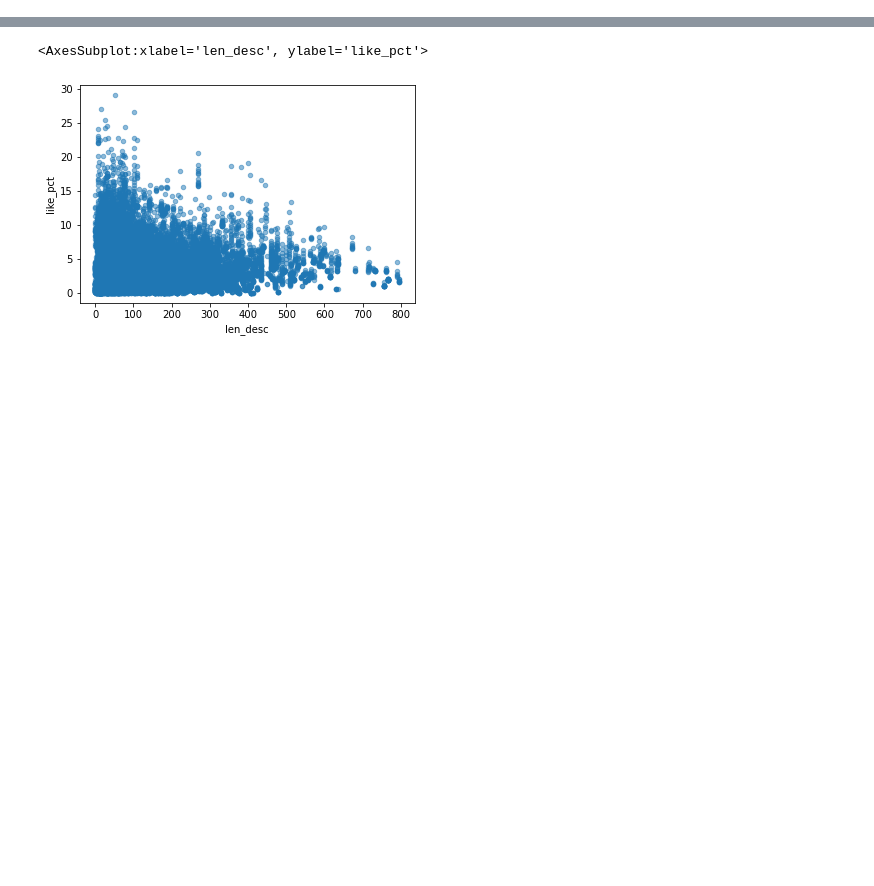
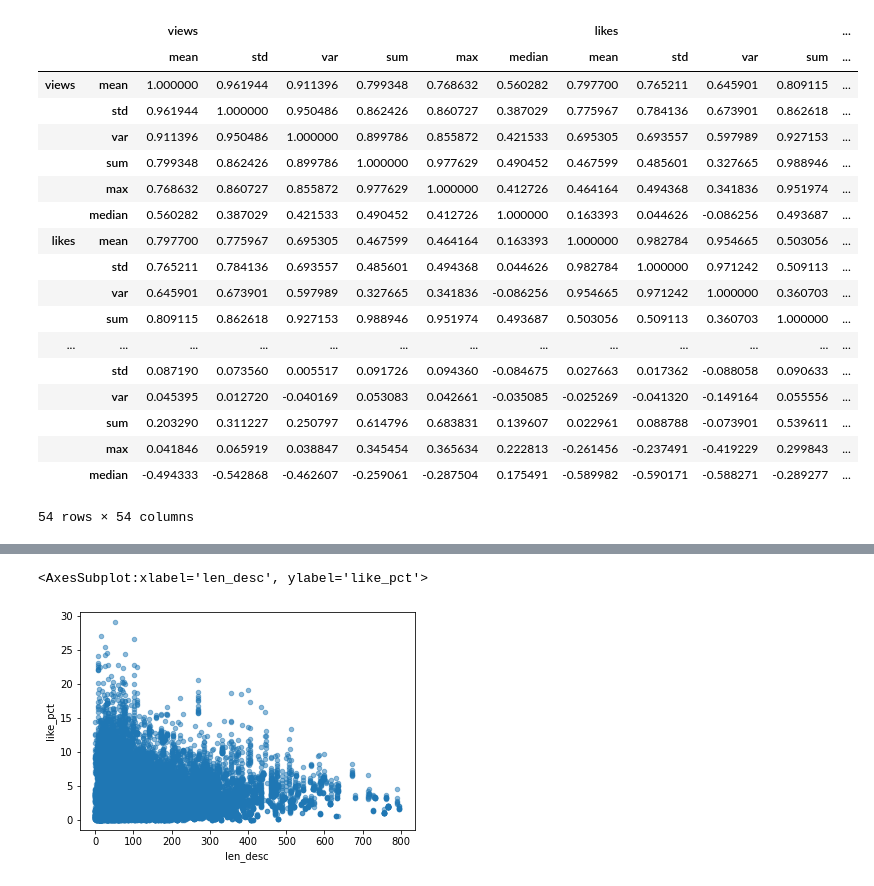
Before and after one commit to danielosetiawan/YouTube-EDA, a Jupyter notebook: youtube ipynb.ipynb, the cells around one changed output, grey strips where cells are left out. Drawn from its saved outputs; the diff is of its cells as text; code cells hidden in the pictures; blank space fills up the shorter version.

```diff
--- a/youtube ipynb.ipynb
+++ b/youtube ipynb.ipynb
@@ -195,0 +119,23 @@ plt.hist(pct_cap)
+# %%
+b = df.groupby('category').agg(['mean', 'std', 'var', 'sum', 'max', 'median'])
+b.corr()
+# %% [output]
+|  |  | views |  |  |  |  |  | likes |  |  |  | ... |
+|  |  | mean | std | var | sum | max | median | mean | std | var | sum | ... |
+| views | mean | 1.000000 | 0.961944 | 0.911396 | 0.799348 | 0.768632 | 0.560282 | 0.797700 | 0.765211 | 0.645901 | 0.809115 | ... |
+|  | std | 0.961944 | 1.000000 | 0.950486 | 0.862426 | 0.860727 | 0.387029 | 0.775967 | 0.784136 | 0.673901 | 0.862618 | ... |
+|  | var | 0.911396 | 0.950486 | 1.000000 | 0.899786 | 0.855872 | 0.421533 | 0.695305 | 0.693557 | 0.597989 | 0.927153 | ... |
+|  | sum | 0.799348 | 0.862426 | 0.899786 | 1.000000 | 0.977629 | 0.490452 | 0.467599 | 0.485601 | 0.327665 | 0.988946 | ... |
+|  | max | 0.768632 | 0.860727 | 0.855872 | 0.977629 | 1.000000 | 0.412726 | 0.464164 | 0.494368 | 0.341836 | 0.951974 | ... |
+|  | median | 0.560282 | 0.387029 | 0.421533 | 0.490452 | 0.412726 | 1.000000 | 0.163393 | 0.044626 | -0.086256 | 0.493687 | ... |
+| likes | mean | 0.797700 | 0.775967 | 0.695305 | 0.467599 | 0.464164 | 0.163393 | 1.000000 | 0.982784 | 0.954665 | 0.503056 | ... |
+|  | std | 0.765211 | 0.784136 | 0.693557 | 0.485601 | 0.494368 | 0.044626 | 0.982784 | 1.000000 | 0.971242 | 0.509113 | ... |
+|  | var | 0.645901 | 0.673901 | 0.597989 | 0.327665 | 0.341836 | -0.086256 | 0.954665 | 0.971242 | 1.000000 | 0.360703 | ... |
+|  | sum | 0.809115 | 0.862618 | 0.927153 | 0.988946 | 0.951974 | 0.493687 | 0.503056 | 0.509113 | 0.360703 | 1.000000 | ... |
+| ... | ... | ... | ... | ... | ... | ... | ... | ... | ... | ... | ... | ... |
+|  | std | 0.087190 | 0.073560 | 0.005517 | 0.091726 | 0.094360 | -0.084675 | 0.027663 | 0.017362 | -0.088058 | 0.090633 | ... |
+|  | var | 0.045395 | 0.012720 | -0.040169 | 0.053083 | 0.042661 | -0.035085 | -0.025269 | -0.041320 | -0.149164 | 0.055556 | ... |
+|  | sum | 0.203290 | 0.311227 | 0.250797 | 0.614796 | 0.683831 | 0.139607 | 0.022961 | 0.088788 | -0.073901 | 0.539611 | ... |
+|  | max | 0.041846 | 0.065919 | 0.038847 | 0.345454 | 0.365634 | 0.222813 | -0.261456 | -0.237491 | -0.419229 | 0.299843 | ... |
+|  | median | -0.494333 | -0.542868 | -0.462607 | -0.259061 | -0.287504 | 0.175491 | -0.589982 | -0.590171 | -0.588271 | -0.289277 | ... |
+54 rows × 54 columns
```
Also changed, not shown: parts of 30 cells of this notebook.
